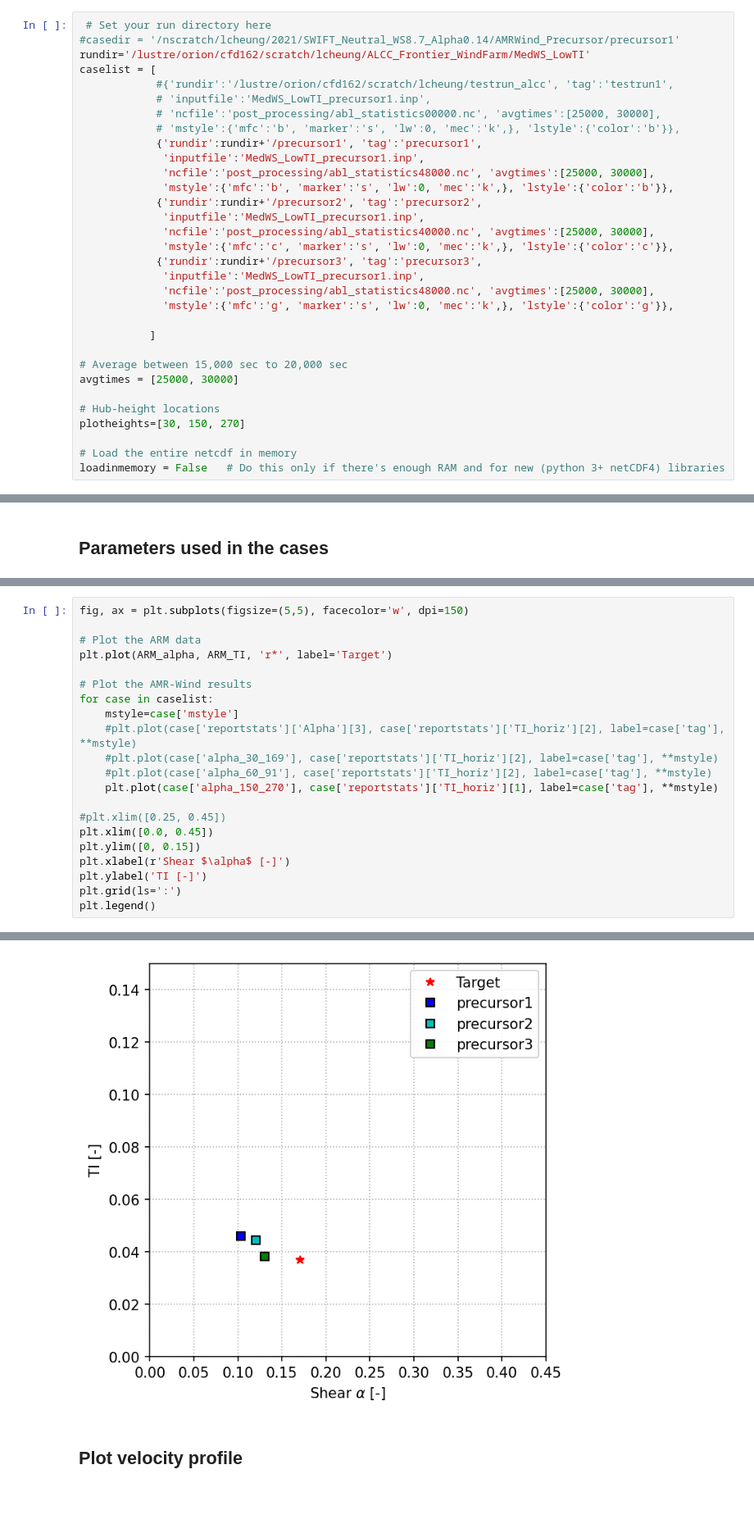
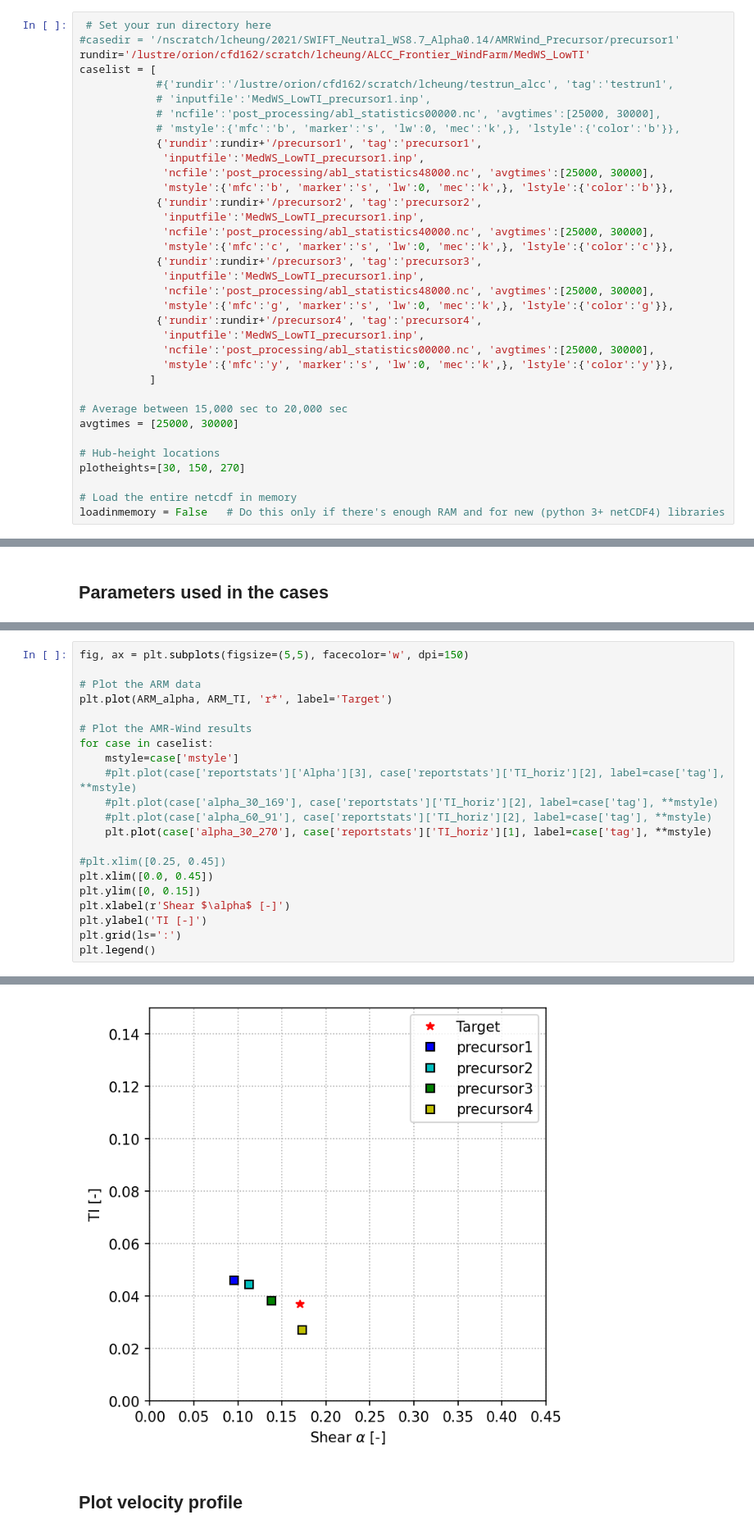
Before and after one commit to lawrenceccheung/ALCC_Frontier_WindFarm, a Jupyter notebook: precursor/MedWS_LowTI/Postprocessing_MedWS_LowTI1.ipynb, the cells around one changed output, grey strips where cells are left out. Shown: that part at 82% size. Saved outputs shown, nothing was run; the diff lists cells and outputs as text; blank space fills up the shorter version.

```diff
--- a/precursor/MedWS_LowTI/Postprocessing_MedWS_LowTI1.ipynb
+++ b/precursor/MedWS_LowTI/Postprocessing_MedWS_LowTI1.ipynb
@@ -55,7 +55,10 @@ caselist = [
              'inputfile':'MedWS_LowTI_precursor1.inp',
              'ncfile':'post_processing/abl_statistics48000.nc', 'avgtimes':[25000, 30000],
              'mstyle':{'mfc':'g', 'marker':'s', 'lw':0, 'mec':'k',}, 'lstyle':{'color':'g'}},
-
+            {'rundir':rundir+'/precursor4', 'tag':'precursor4',
+             'inputfile':'MedWS_LowTI_precursor1.inp',
+             'ncfile':'post_processing/abl_statistics00000.nc', 'avgtimes':[25000, 30000],
+             'mstyle':{'mfc':'y', 'marker':'s', 'lw':0, 'mec':'k',}, 'lstyle':{'color':'y'}},
            ]
 
 # Average between 15,000 sec to 20,000 sec
@@ -177,27 +187,27 @@ CANNOT update: ABLMeanBoussinesq use forcechange=True in setval()
 # %%
 fig, ax = plt.subplots(figsize=(5,5), facecolor='w', dpi=150)
 
 # Plot the ARM data
 plt.plot(ARM_alpha, ARM_TI, 'r*', label='Target')
 
 # Plot the AMR-Wind results
 for case in caselist:
     mstyle=case['mstyle']
     #plt.plot(case['reportstats']['Alpha'][3], case['reportstats']['TI_horiz'][2], label=case['tag'], **mstyle)
     #plt.plot(case['alpha_30_169'], case['reportstats']['TI_horiz'][2], label=case['tag'], **mstyle)
     #plt.plot(case['alpha_60_91'], case['reportstats']['TI_horiz'][2], label=case['tag'], **mstyle)
-    plt.plot(case['alpha_150_270'], case['reportstats']['TI_horiz'][1], label=case['tag'], **mstyle)
+    plt.plot(case['alpha_30_270'], case['reportstats']['TI_horiz'][1], label=case['tag'], **mstyle)
 
 #plt.xlim([0.25, 0.45])
 plt.xlim([0.0, 0.45])
 plt.ylim([0, 0.15])
 plt.xlabel(r'Shear $\alpha$ [-]')
 plt.ylabel('TI [-]')
 plt.grid(ls=':')
 plt.legend()
 # %% [output]
 <matplotlib.legend.Legend at 0x...>
-[figure, old version]
+[figure, new version]
 # %% [markdown]
 ## Plot velocity profile
 # %%
```
Also changed, not shown: parts of 8 cells of this notebook.
